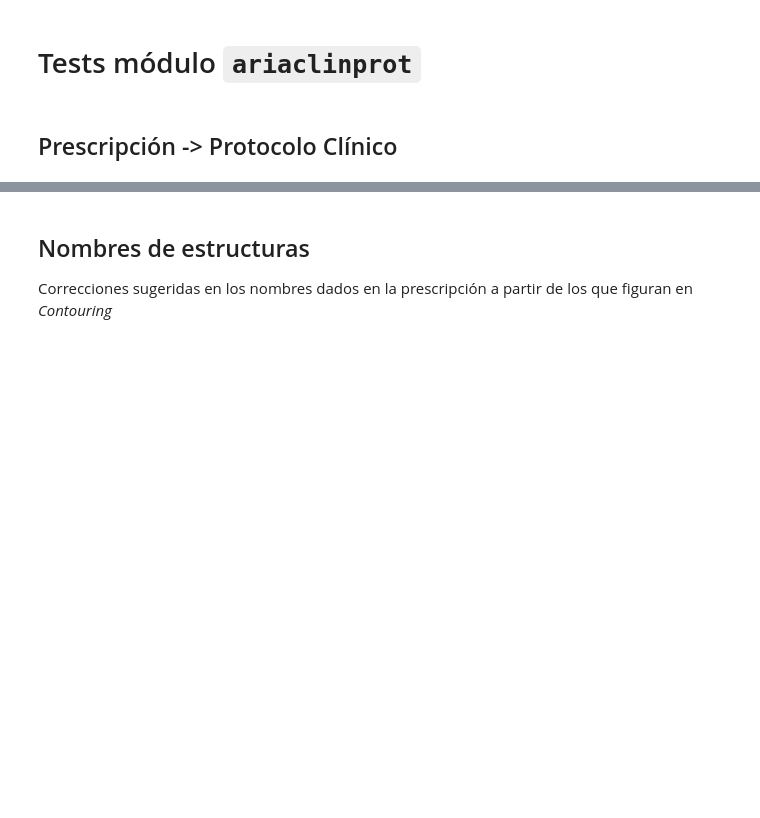
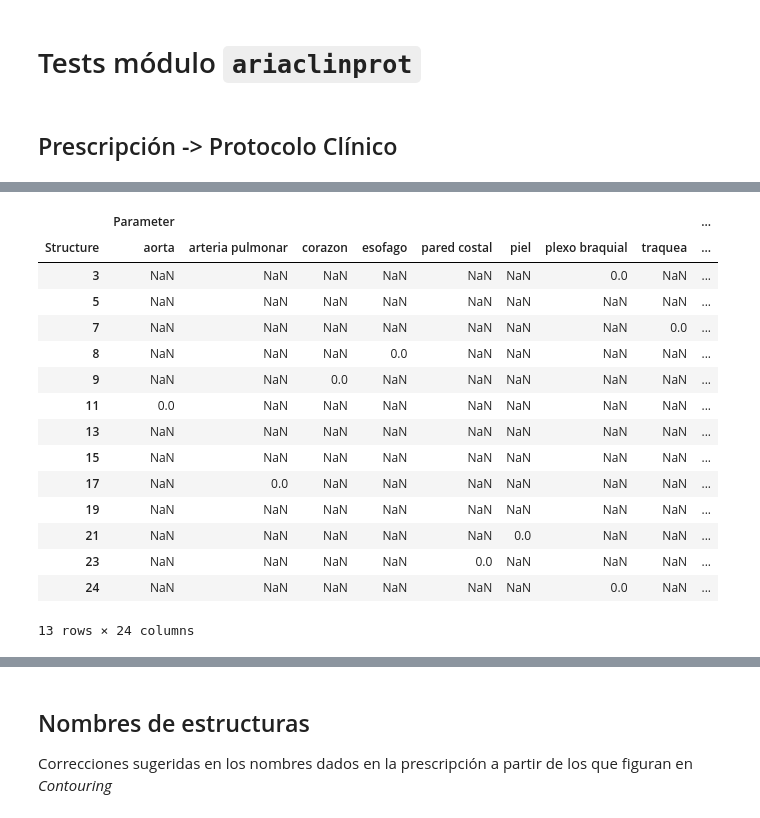
Before and after one commit to csarux/rtpros, a Jupyter notebook: protocolos/clinicos/testariaclinprot.ipynb, the cells around one changed output, grey strips where cells are left out. Cells and saved outputs as stored; diff of their text form; code cells hidden in the pictures; blank space fills up the shorter version.

```diff
--- a/protocolos/clinicos/testariaclinprot.ipynb
+++ b/protocolos/clinicos/testariaclinprot.ipynb
@@ -11,0 +106,19 @@ acp.convertPrescriptionIntoClinicalProtocol(prescription=prescriptionFile, Proto
+# %%
+maxdf.unstack(level=0)
+# %% [output]
+|  | Parameter |  |  |  |  |  |  |  | ... |
+| Structure | aorta | arteria pulmonar | corazon | esofago | pared costal | piel | plexo braquial | traquea | ... |
+| 3 | NaN | NaN | NaN | NaN | NaN | NaN | 0.0 | NaN | ... |
+| 5 | NaN | NaN | NaN | NaN | NaN | NaN | NaN | NaN | ... |
+| 7 | NaN | NaN | NaN | NaN | NaN | NaN | NaN | 0.0 | ... |
+| 8 | NaN | NaN | NaN | 0.0 | NaN | NaN | NaN | NaN | ... |
+| 9 | NaN | NaN | 0.0 | NaN | NaN | NaN | NaN | NaN | ... |
+| 11 | 0.0 | NaN | NaN | NaN | NaN | NaN | NaN | NaN | ... |
+| 13 | NaN | NaN | NaN | NaN | NaN | NaN | NaN | NaN | ... |
+| 15 | NaN | NaN | NaN | NaN | NaN | NaN | NaN | NaN | ... |
+| 17 | NaN | 0.0 | NaN | NaN | NaN | NaN | NaN | NaN | ... |
+| 19 | NaN | NaN | NaN | NaN | NaN | NaN | NaN | NaN | ... |
+| 21 | NaN | NaN | NaN | NaN | NaN | 0.0 | NaN | NaN | ... |
+| 23 | NaN | NaN | NaN | NaN | 0.0 | NaN | NaN | NaN | ... |
+| 24 | NaN | NaN | NaN | NaN | NaN | NaN | 0.0 | NaN | ... |
+13 rows × 24 columns
```
Also changed, not shown: parts of 16 cells of this notebook.
